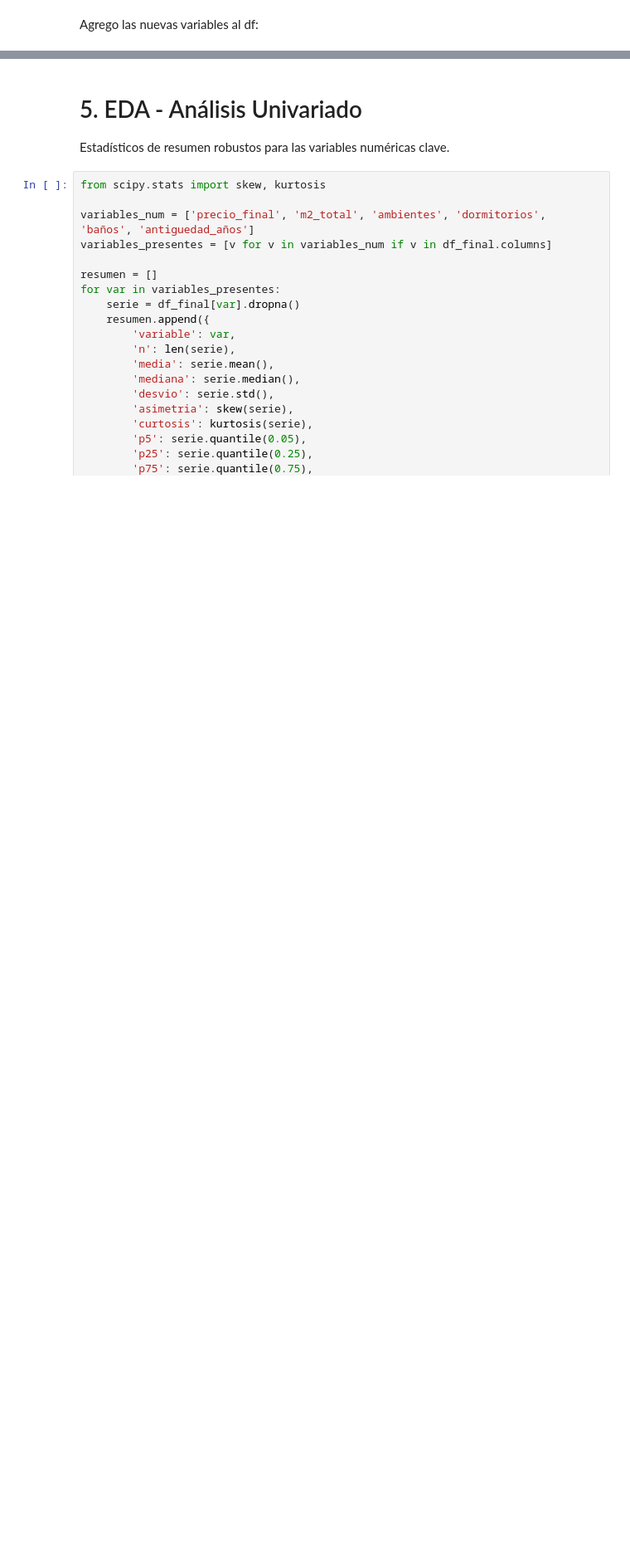
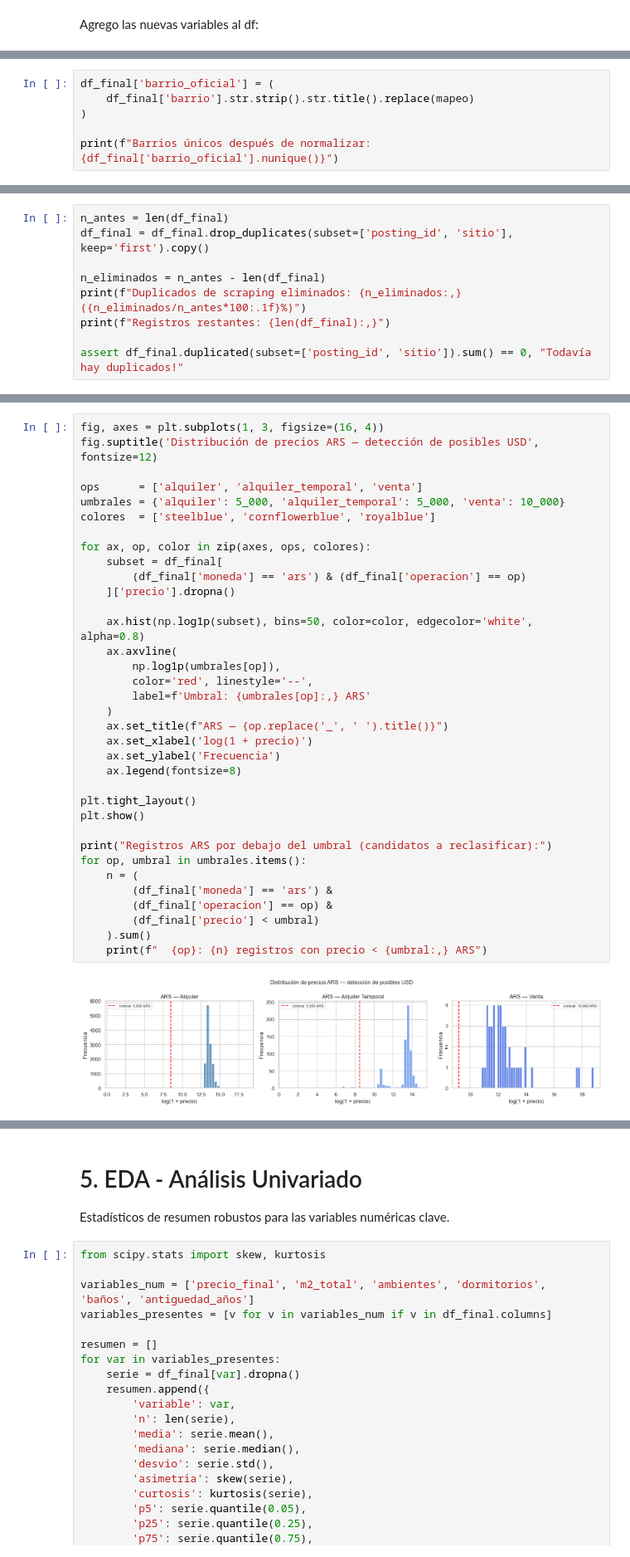
Before and after one commit to clararodriguezacevedo/descriptiva-real-estate, a Jupyter notebook: notebooks/eda.ipynb, the cells around one changed output, grey strips where cells are left out. Shown at 83% size. Cells and saved outputs as stored; diff of their text form; blank space fills up the shorter version.

```diff
--- a/notebooks/eda.ipynb
+++ b/notebooks/eda.ipynb
@@ -1404,0 +1489,6 @@ print(df_final.groupby(['moneda', 'operacion'])['precio_por_m2'].describe().roun
+# %%
+df_final['barrio_oficial'] = (
+    df_final['barrio'].str.strip().str.title().replace(mapeo)
+)
+
+print(f"Barrios únicos después de normalizar: {df_final['barrio_oficial'].nunique()}")
@@ -1404,0 +1503,9 @@ print(df_final.groupby(['moneda', 'operacion'])['precio_por_m2'].describe().roun
+# %%
+n_antes = len(df_final)
+df_final = df_final.drop_duplicates(subset=['posting_id', 'sitio'], keep='first').copy()
+
+n_eliminados = n_antes - len(df_final)
+print(f"Duplicados de scraping eliminados: {n_eliminados:,} ({n_eliminados/n_antes*100:.1f}%)")
+print(f"Registros restantes: {len(df_final):,}")
+
+assert df_final.duplicated(subset=['posting_id', 'sitio']).sum() == 0, "Todavía hay duplicados!"
@@ -1404,0 +1523,37 @@ print(df_final.groupby(['moneda', 'operacion'])['precio_por_m2'].describe().roun
+# %%
+fig, axes = plt.subplots(1, 3, figsize=(16, 4))
+fig.suptitle('Distribución de precios ARS — detección de posibles USD', fontsize=12)
+
+ops      = ['alquiler', 'alquiler_temporal', 'venta']
+umbrales = {'alquiler': 5_000, 'alquiler_temporal': 5_000, 'venta': 10_000}
+colores  = ['steelblue', 'cornflowerblue', 'royalblue']
+
+for ax, op, color in zip(axes, ops, colores):
+    subset = df_final[
+        (df_final['moneda'] == 'ars') & (df_final['operacion'] == op)
+    ]['precio'].dropna()
+
+    ax.hist(np.log1p(subset), bins=50, color=color, edgecolor='white', alpha=0.8)
+    ax.axvline(
+        np.log1p(umbrales[op]),
+        color='red', linestyle='--',
+        label=f'Umbral: {umbrales[op]:,} ARS'
+    )
+    ax.set_title(f"ARS — {op.replace('_', ' ').title()}")
+    ax.set_xlabel('log(1 + precio)')
+    ax.set_ylabel('Frecuencia')
+    ax.legend(fontsize=8)
+
+plt.tight_layout()
+plt.show()
+
+print("Registros ARS por debajo del umbral (candidatos a reclasificar):")
+for op, umbral in umbrales.items():
+    n = (
+        (df_final['moneda'] == 'ars') &
+        (df_final['operacion'] == op) &
+        (df_final['precio'] < umbral)
+    ).sum()
+    print(f"  {op}: {n} registros con precio < {umbral:,} ARS")
+# %% [output]
+[figure, added]
```
Also changed, not shown: parts of 41 cells of this notebook.
